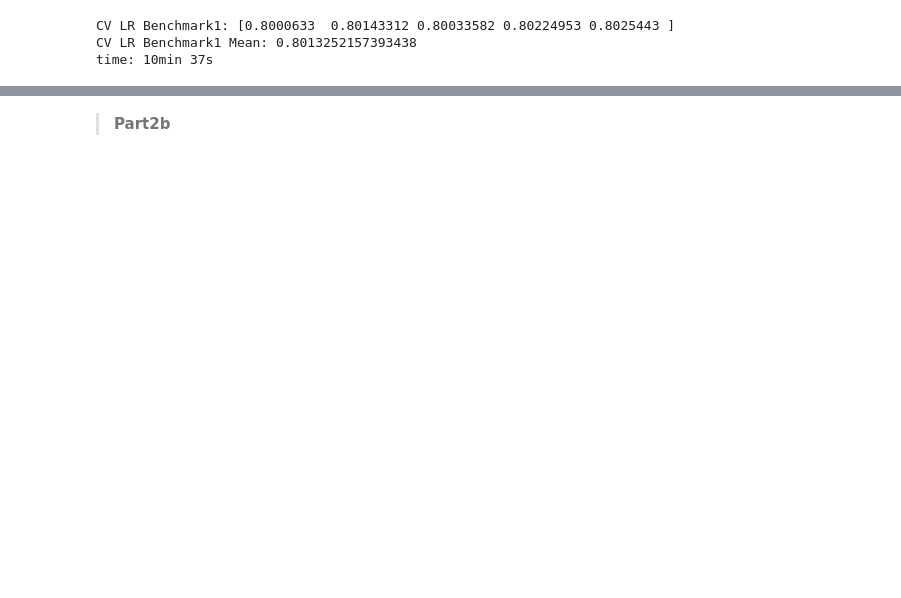
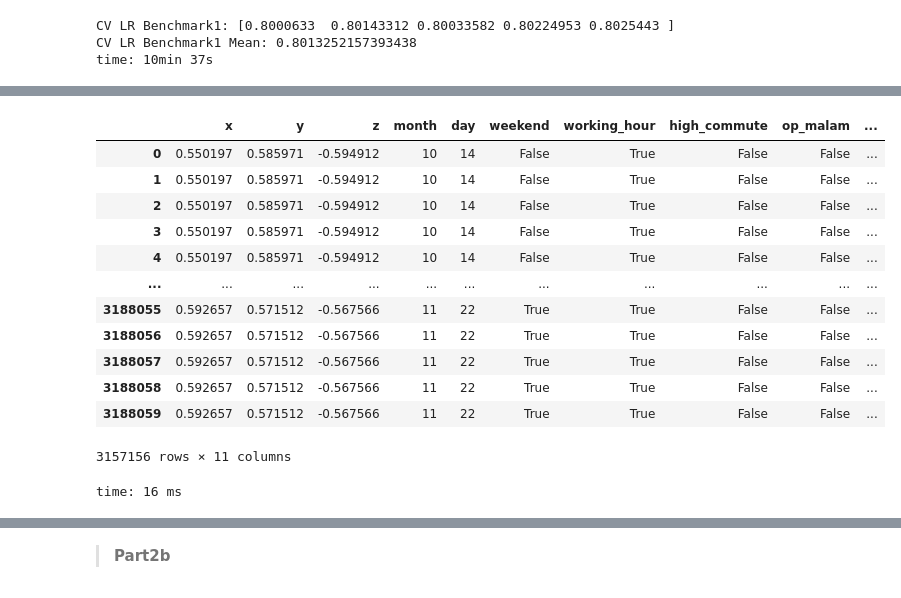
Before and after one commit to bolaubi/DSW_danthon_2021-1, a Jupyter notebook: archive_ben_nitip/danthon2.ipynb, the cells around one changed output, grey strips where cells are left out. Saved outputs shown, nothing was run; the diff lists cells and outputs as text; code cells hidden in the pictures; blank space fills up the shorter version.

```diff
--- a/archive_ben_nitip/danthon2.ipynb
+++ b/archive_ben_nitip/danthon2.ipynb
@@ -1299,0 +1460,4 @@ gridsearch_logreg_tuned2.fit(X_train_val2, y_train_val2)
+# %%
+pipe_abc_tuned2a.fit(X_train_val2, y_train_val2)
+ypred_pipe_abc_tuned2a = pipe_abc_tuned2a.predict(X_test2)
+print(classification_report(y_test2, ypred_pipe_abc_tuned2a))
@@ -1299,0 +1475,2 @@ gridsearch_logreg_tuned2.fit(X_train_val2, y_train_val2)
+# %%
+pipe_abc_tuned2a.fit(X2, y2)
@@ -1299,0 +1494,17 @@ gridsearch_logreg_tuned2.fit(X_train_val2, y_train_val2)
+# %%
+X2
+# %% [output]
+|  | x | y | z | month | day | weekend | working_hour | high_commute | op_malam | ... |
+| 0 | 0.550197 | 0.585971 | -0.594912 | 10 | 14 | False | True | False | False | ... |
+| 1 | 0.550197 | 0.585971 | -0.594912 | 10 | 14 | False | True | False | False | ... |
+| 2 | 0.550197 | 0.585971 | -0.594912 | 10 | 14 | False | True | False | False | ... |
+| 3 | 0.550197 | 0.585971 | -0.594912 | 10 | 14 | False | True | False | False | ... |
+| 4 | 0.550197 | 0.585971 | -0.594912 | 10 | 14 | False | True | False | False | ... |
+| ... | ... | ... | ... | ... | ... | ... | ... | ... | ... | ... |
+| 3188055 | 0.592657 | 0.571512 | -0.567566 | 11 | 22 | True | True | False | False | ... |
+| 3188056 | 0.592657 | 0.571512 | -0.567566 | 11 | 22 | True | True | False | False | ... |
+| 3188057 | 0.592657 | 0.571512 | -0.567566 | 11 | 22 | True | True | False | False | ... |
+| 3188058 | 0.592657 | 0.571512 | -0.567566 | 11 | 22 | True | True | False | False | ... |
+| 3188059 | 0.592657 | 0.571512 | -0.567566 | 11 | 22 | True | True | False | False | ... |
+3157156 rows × 11 columns
+time: 16 ms
```
Also changed, not shown: parts of 176 cells of this notebook, 2 other files.
